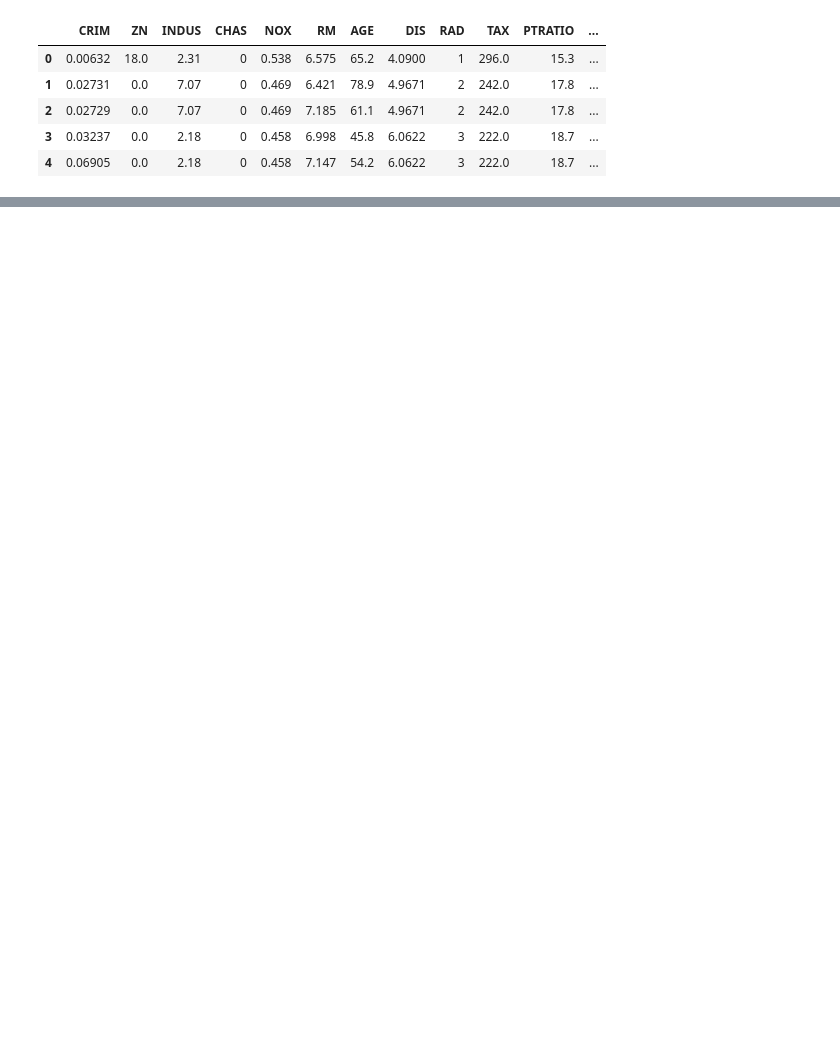
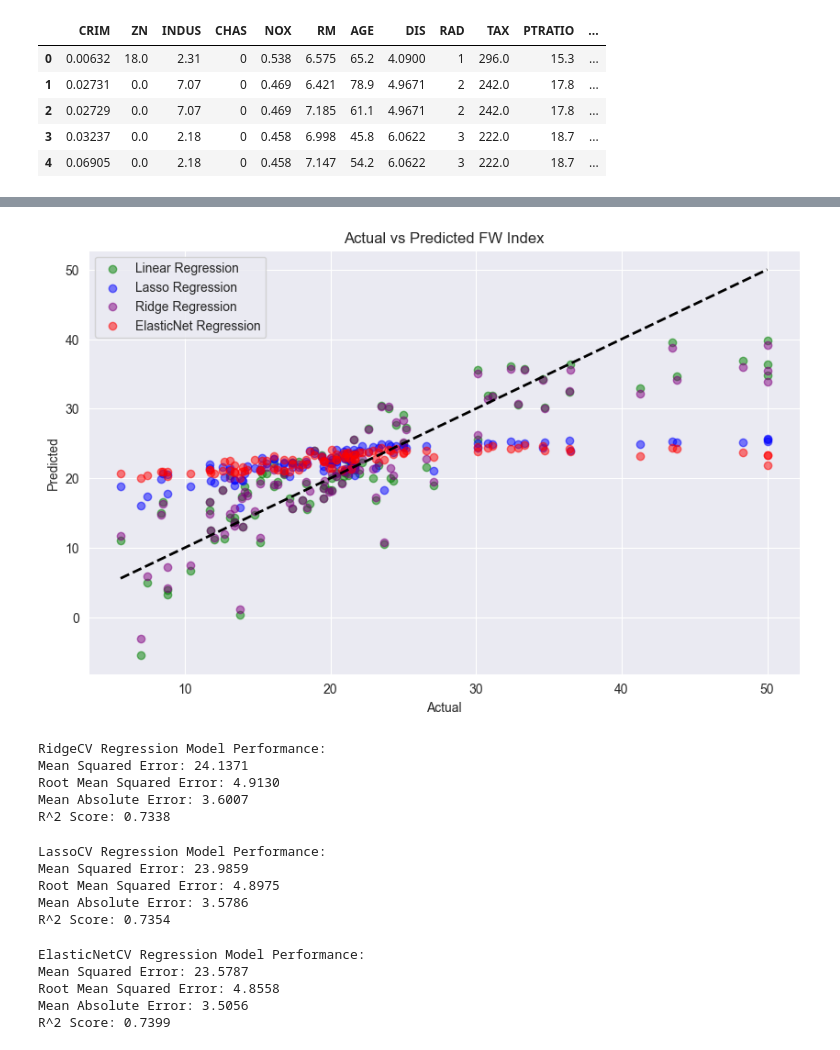
Before and after one commit to Ahmet-Ruchan/ML-Core, a Jupyter notebook: Core/Machine Learning/Linear Regression Exercise/Linear_Regression.ipynb, the cells around one changed output, grey strips where cells are left out. Cells and saved outputs as stored; diff of their text form; code cells hidden in the pictures; blank space fills up the shorter version.

```diff
--- a/Core/Machine Learning/Linear Regression Exercise/Linear_Regression.ipynb
+++ b/Core/Machine Learning/Linear Regression Exercise/Linear_Regression.ipynb
@@ -20,0 +335,15 @@ df.head()
+# %%
+# Combine all plots
+plt.figure(figsize=(10,6))
+plt.scatter(y_test, linear.predict(X_test_scaled), c='g', label='Linear Regression', alpha=0.5)
+plt.scatter(y_test, lasso.predict(X_test_scaled), c='b', label='Lasso Regression', alpha=0.5)
+plt.scatter(y_test, ridge.predict(X_test_scaled), c='purple', label='Ridge Regression', alpha=0.5)
+plt.scatter(y_test, elasticnet.predict(X_test_scaled), c='r', label='ElasticNet Regression', alpha=0.5)
+plt.plot([y_test.min(), y_test.max()], [y_test.min(), y_test.max()], 'k--', lw=2)
+plt.xlabel('Actual')
+plt.ylabel('Predicted')
+plt.title('Actual vs Predicted FW Index')
+plt.legend()
+plt.show()
+# %% [output]
+[figure, added]
@@ -20,0 +382,36 @@ df.head()
+# %%
+print("RidgeCV Regression Model Performance:")
+print(f"Mean Squared Error: {mse_ridge_cv:.4f}")
+print(f"Root Mean Squared Error: {rmse_ridge_cv:.4f}")
+print(f"Mean Absolute Error: {mae_ridge_cv:.4f}")
+print(f"R^2 Score: {r2_score_ridge_cv:.4f}")
+# %% [output]
+RidgeCV Regression Model Performance:
+Mean Squared Error: 24.1371
+Root Mean Squared Error: 4.9130
+Mean Absolute Error: 3.6007
+R^2 Score: 0.7338
+# %%
+print("LassoCV Regression Model Performance:")
+print(f"Mean Squared Error: {mse_lasso_cv:.4f}")
+print(f"Root Mean Squared Error: {rmse_lasso_cv:.4f}")
+print(f"Mean Absolute Error: {mae_lasso_cv:.4f}")
+print(f"R^2 Score: {r2_score_lasso_cv:.4f}")
+# %% [output]
+LassoCV Regression Model Performance:
+Mean Squared Error: 23.9859
+Root Mean Squared Error: 4.8975
+Mean Absolute Error: 3.5786
+R^2 Score: 0.7354
+# %%
+print("ElasticNetCV Regression Model Performance:")
+print(f"Mean Squared Error: {mse_elasticnet_cv:.4f}")
+print(f"Root Mean Squared Error: {rmse_elasticnet_cv:.4f}")
+print(f"Mean Absolute Error: {mae_elasticnet_cv:.4f}")
+print(f"R^2 Score: {r2_score_elasticnet_cv:.4f}")
+# %% [output]
+ElasticNetCV Regression Model Performance:
+Mean Squared Error: 23.5787
+Root Mean Squared Error: 4.8558
+Mean Absolute Error: 3.5056
+R^2 Score: 0.7399
```
Also changed, not shown: parts of 32 cells of this notebook.
